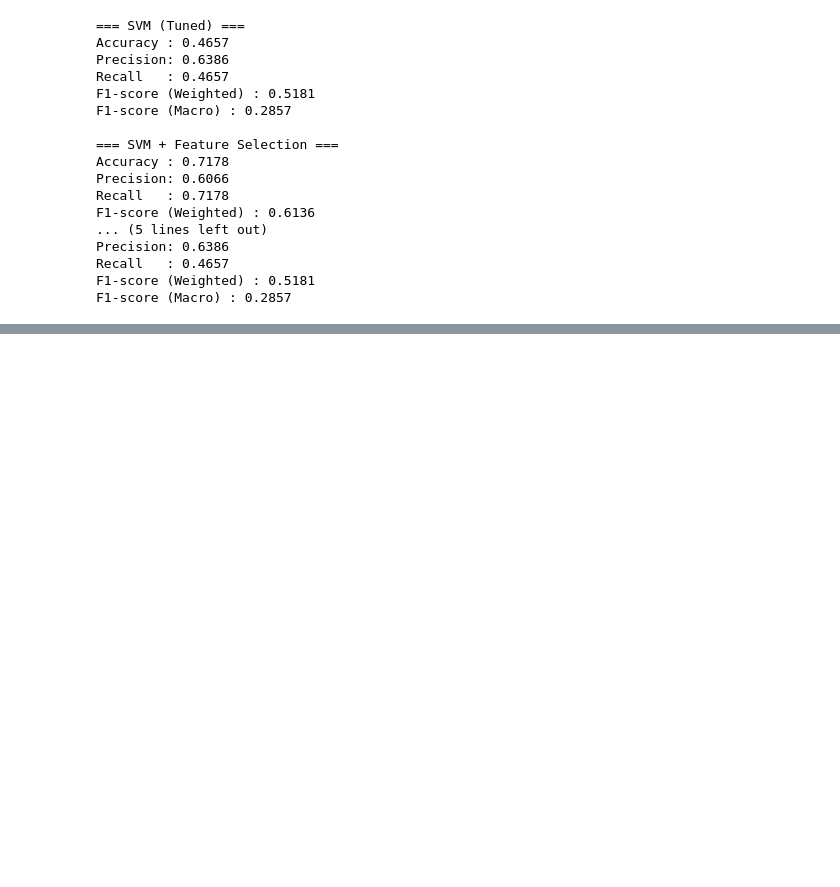
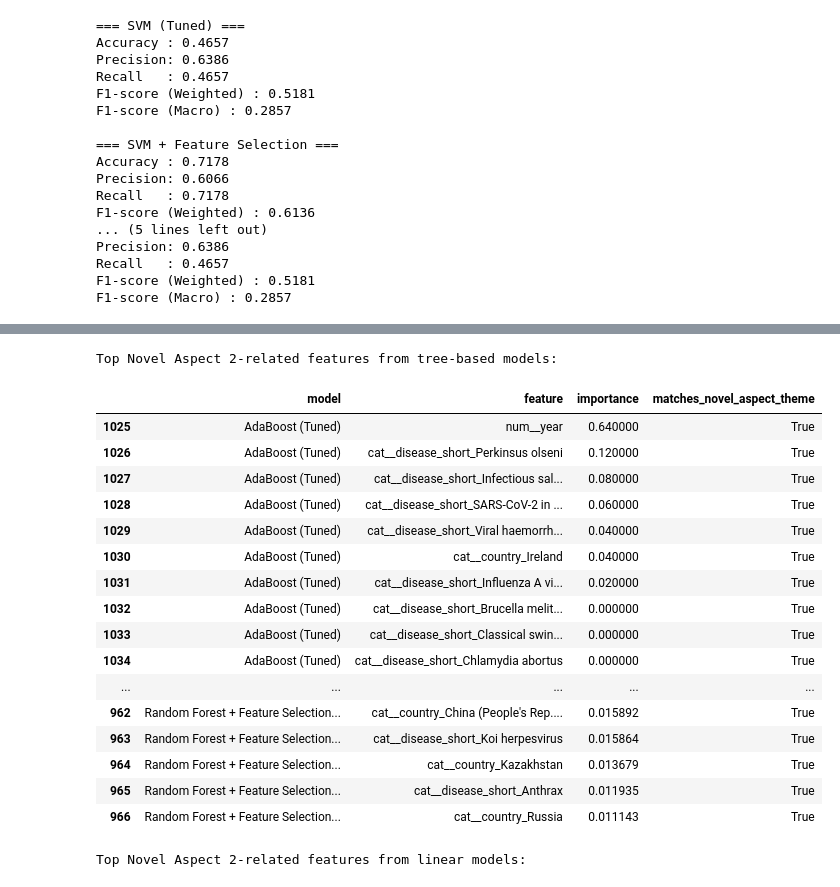
Before and after one commit to ncsalam/Animal-Health-Incidents-ML-, a Jupyter notebook: CSC522_Final_Project.ipynb, the cells around one changed output, grey strips where cells are left out. Drawn from its saved outputs; the diff is of its cells as text; code cells hidden in the pictures; blank space fills up the shorter version.

Commit message:
Created novel aspect 2.

```diff
--- a/CSC522_Final_Project.ipynb
+++ b/CSC522_Final_Project.ipynb
@@ -2158,0 +2498,19 @@ F1-score (Macro) : 0.2857
+# %%
+def get_feature_names_from_pipeline(model):
+    best_estimator = model.best_estimator_ if hasattr(model, "best_estimator_") else model
+
+    if "preprocessing" in best_estimator.named_steps:
+        preprocessing_step_name = "preprocessing"
+    elif "preprocessor" in best_estimator.named_steps:
+        preprocessing_step_name = "preprocessor"
+    else:
+        return None
+
+    preprocessor_step = best_estimator.named_steps[preprocessing_step_name]
+    feature_names = preprocessor_step.get_feature_names_out()
+
+    if "selector" in best_estimator.named_steps:
+        selector = best_estimator.named_steps["selector"]
+        feature_names = feature_names[selector.get_support()]
+
+    return feature_names
@@ -2158,0 +2768,61 @@ F1-score (Macro) : 0.2857
+# %%
+novel_aspect_keywords = [
+    "country",
+    "species",
+    "disease",
+    "year",
+    "month",
+    "season",
+    "income",
+    "region",
+    "wb_region",
+    "income_group"
+]
+
+def tag_novel_aspect_feature(feature):
+    feature_lower = feature.lower()
+    return any(keyword in feature_lower for keyword in novel_aspect_keywords)
+
+
+tree_novel_features = all_tree_importances.copy()
+tree_novel_features["matches_novel_aspect_theme"] = tree_novel_features["feature"].apply(tag_novel_aspect_feature)
+
+print("Top Novel Aspect 2-related features from tree-based models:")
+display(
+    tree_novel_features[tree_novel_features["matches_novel_aspect_theme"]]
+    .sort_values(["model", "importance"], ascending=[True, False])
+    .groupby("model")
+    .head(10)
+)
+
+
+linear_novel_features = all_linear_coefficients.copy()
+linear_novel_features["matches_novel_aspect_theme"] = linear_novel_features["feature"].apply(tag_novel_aspect_feature)
+
+print("Top Novel Aspect 2-related features from linear models:")
+display(
+    linear_novel_features[linear_novel_features["matches_novel_aspect_theme"]]
+    .sort_values(["model", "mean_abs_coefficient"], ascending=[True, False])
+    .groupby("model")
+    .head(10)
+)
+# %% [output]
+Top Novel Aspect 2-related features from tree-based models:
+|  | model | feature | importance | matches_novel_aspect_theme |
+| 1025 | AdaBoost (Tuned) | num__year | 0.640000 | True |
+| 1026 | AdaBoost (Tuned) | cat__disease_short_Perkinsus olseni | 0.120000 | True |
+| 1027 | AdaBoost (Tuned) | cat__disease_short_Infectious sal... | 0.080000 | True |
+| 1028 | AdaBoost (Tuned) | cat__disease_short_SARS-CoV-2 in ... | 0.060000 | True |
+| 1029 | AdaBoost (Tuned) | cat__disease_short_Viral haemorrh... | 0.040000 | True |
+| 1030 | AdaBoost (Tuned) | cat__country_Ireland | 0.040000 | True |
+| 1031 | AdaBoost (Tuned) | cat__disease_short_Influenza A vi... | 0.020000 | True |
+| 1032 | AdaBoost (Tuned) | cat__disease_short_Brucella melit... | 0.000000 | True |
+| 1033 | AdaBoost (Tuned) | cat__disease_short_Classical swin... | 0.000000 | True |
+| 1034 | AdaBoost (Tuned) | cat__disease_short_Chlamydia abortus | 0.000000 | True |
+| ... | ... | ... | ... | ... |
+| 962 | Random Forest + Feature Selection... | cat__country_China (People's Rep.... | 0.015892 | True |
+| 963 | Random Forest + Feature Selection... | cat__disease_short_Koi herpesvirus | 0.015864 | True |
+| 964 | Random Forest + Feature Selection... | cat__country_Kazakhstan | 0.013679 | True |
+| 965 | Random Forest + Feature Selection... | cat__disease_short_Anthrax | 0.011935 | True |
+| 966 | Random Forest + Feature Selection... | cat__country_Russia | 0.011143 | True |
+Top Novel Aspect 2-related features from linear models:
```
Also changed, not shown: parts of 22 cells of this notebook.
